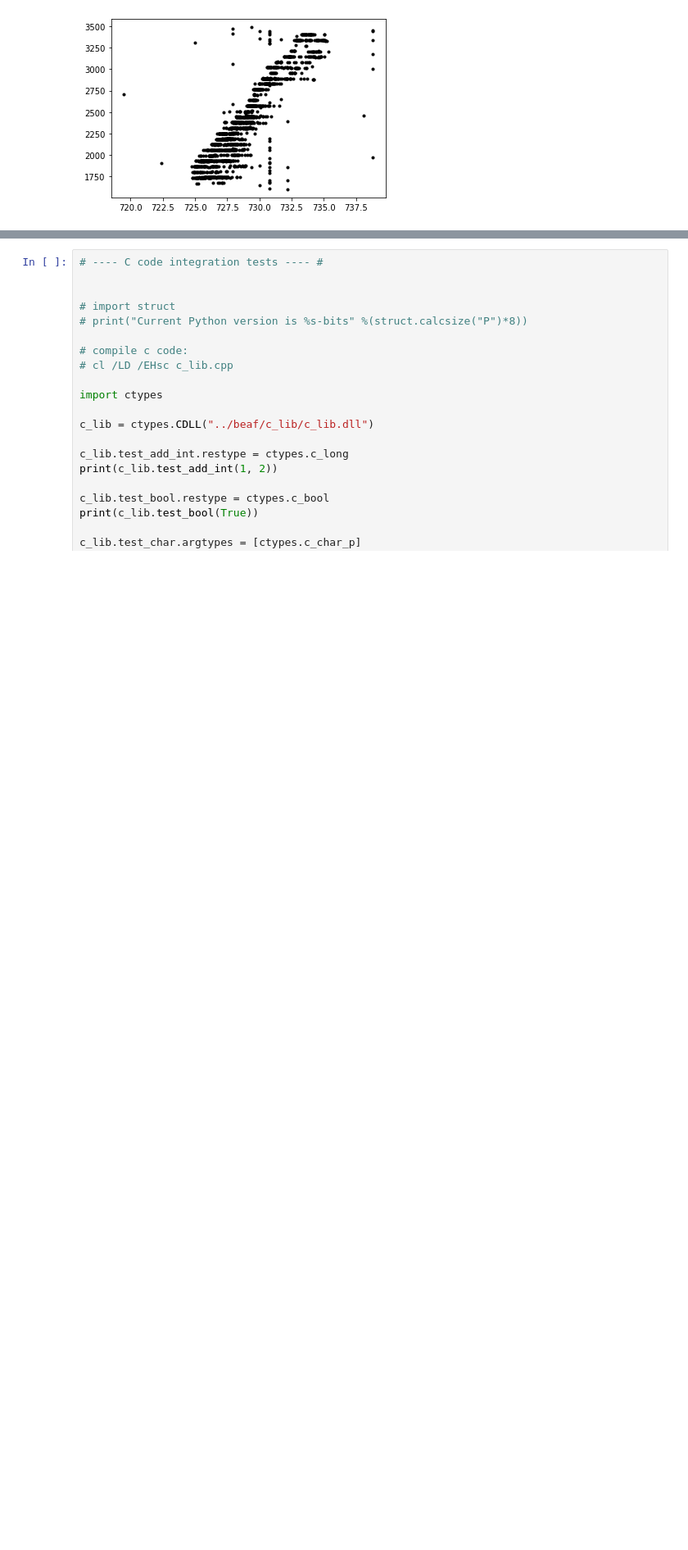
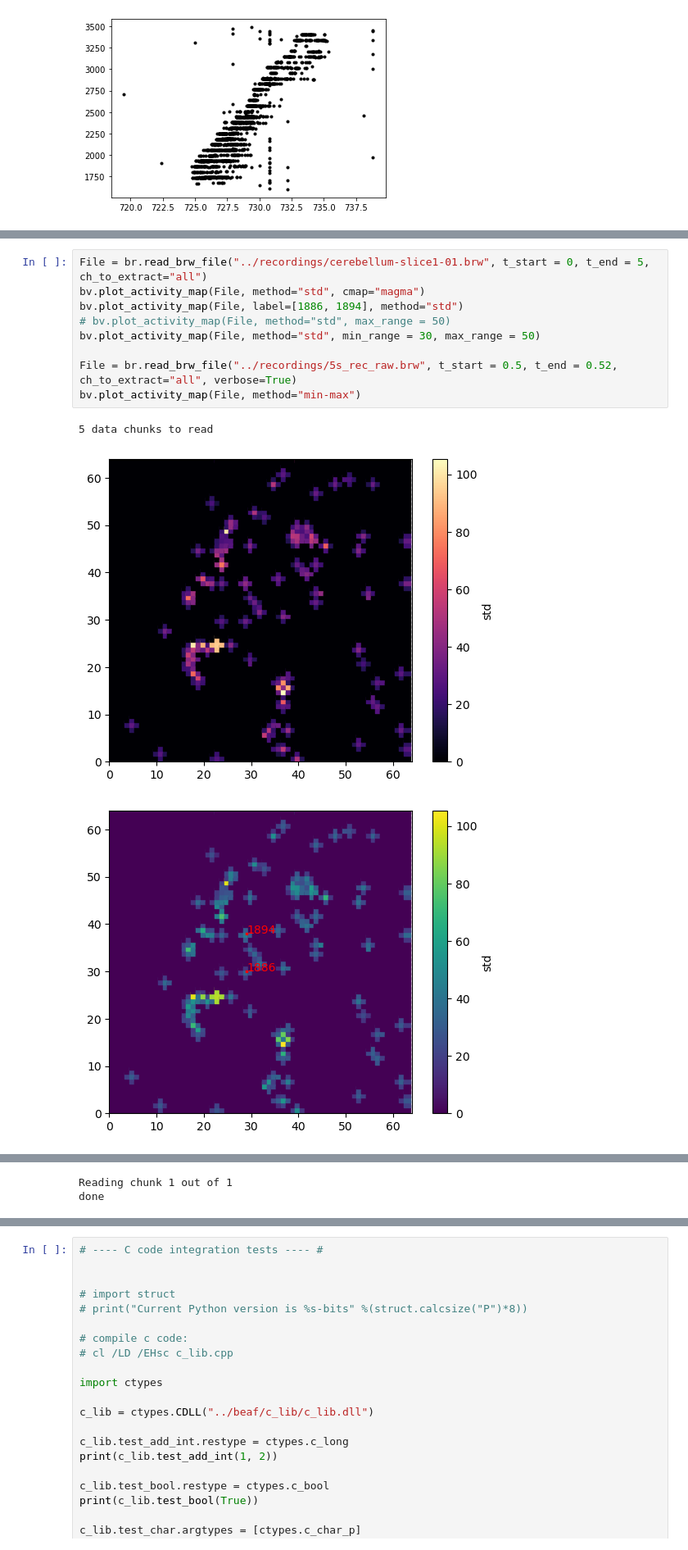
Before and after one commit to JeandeMontigny/beaf, a Jupyter notebook: notebooks/read_brw_files.ipynb, the cells around one changed output, grey strips where cells are left out. Shown: that part at 82% size. Drawn from its saved outputs; the diff is of its cells as text; blank space fills up the shorter version.

```diff
--- a/notebooks/read_brw_files.ipynb
+++ b/notebooks/read_brw_files.ipynb
@@ -214,0 +203,13 @@ bv.plot_activity_map(File, method="min-max")
+# %%
+File = br.read_brw_file("../recordings/cerebellum-slice1-01.brw", t_start = 0, t_end = 5, ch_to_extract="all")
+bv.plot_activity_map(File, method="std", cmap="magma")
+bv.plot_activity_map(File, label=[1886, 1894], method="std")
+# bv.plot_activity_map(File, method="std", max_range = 50)
+bv.plot_activity_map(File, method="std", min_range = 30, max_range = 50)
+
+File = br.read_brw_file("../recordings/5s_rec_raw.brw", t_start = 0.5, t_end = 0.52, ch_to_extract="all", verbose=True)
+bv.plot_activity_map(File, method="min-max")
+# %% [output]
+5 data chunks to read
+[figure, added]
+[figure, added]
@@ -214,0 +217,2 @@ bv.plot_activity_map(File, method="min-max")
+Reading chunk 1 out of 1
+done
```
Also changed, not shown: parts of 8 cells of this notebook.
